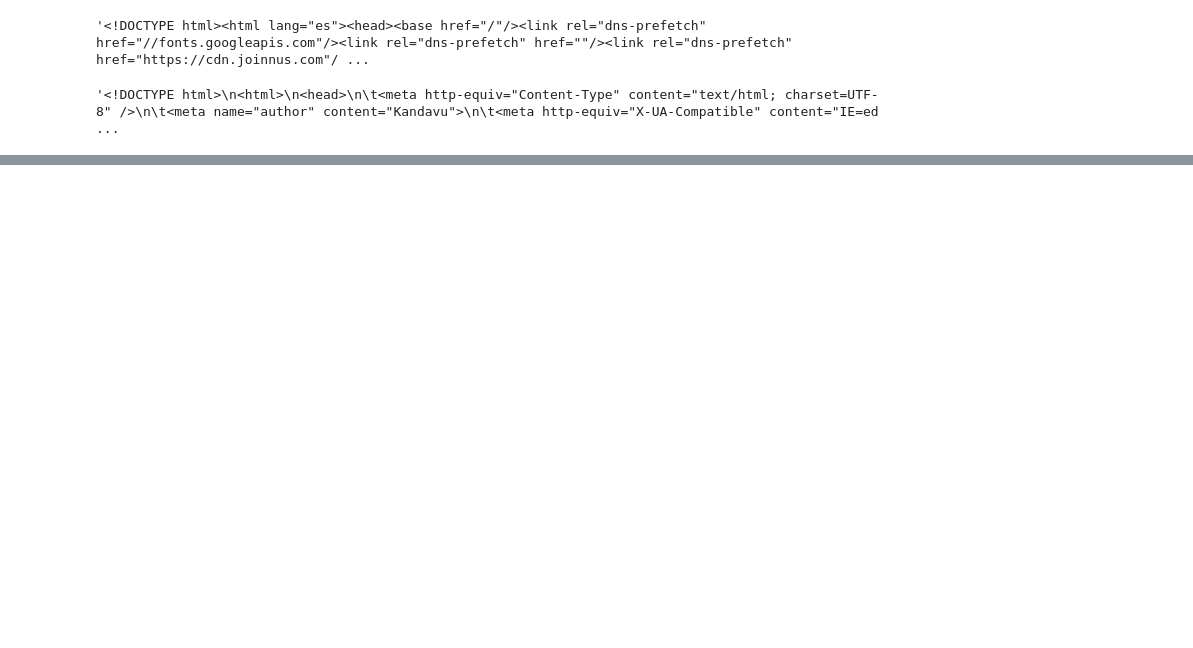
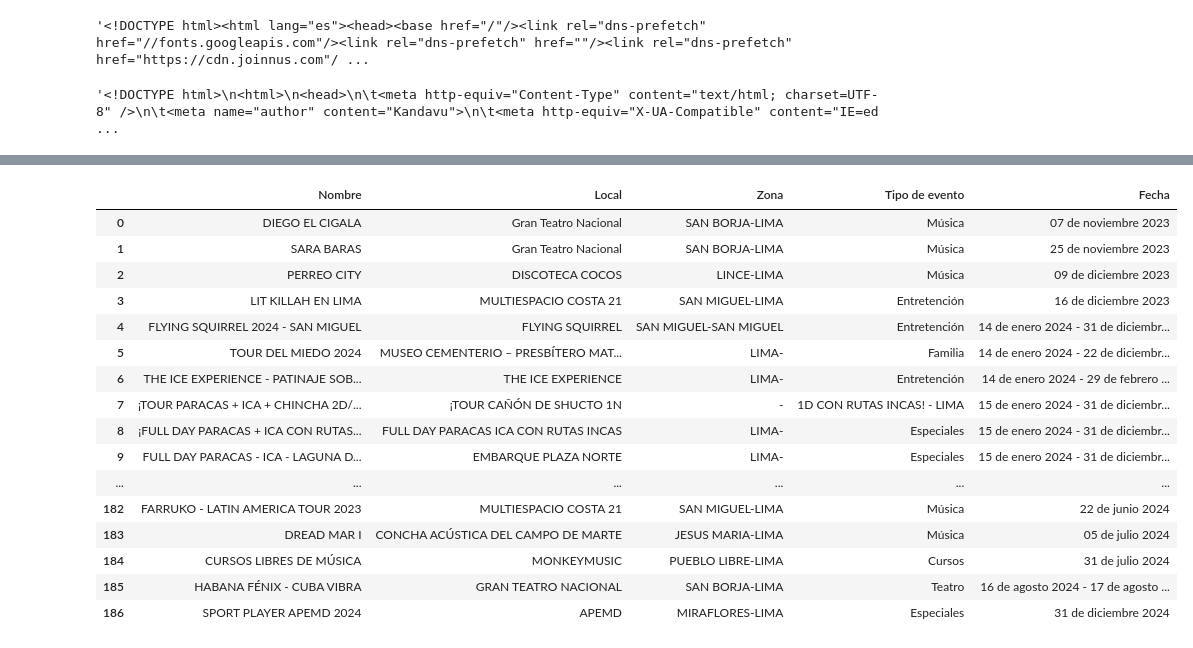
Before and after one commit to PanAcevichado/Web-Scraping-de-diversos-eventos-en-el-Per-, a Jupyter notebook: Scraping.ipynb, the cells around one changed output, grey strips where cells are left out. Saved outputs shown, nothing was run; the diff lists cells and outputs as text; code cells hidden in the pictures; blank space fills up the shorter version.

```diff
--- a/Scraping.ipynb
+++ b/Scraping.ipynb
@@ -29,7 +38,6 @@ response = requests.get(url)
 content = response.text
 # %%
 # Teleticket
-
 
 url = "https://teleticket.com.pe/todos"
 response = requests.get(url)
@@ -44,5 +52,76 @@ names = soup.find_all('h3')
 
 nombres = [h3.text.strip() for h3 in names]
 
-print(nombres)
+nombres.pop() # Eliminamos el último vlaor ya que no es un nombre sino se refiere a las 'cookies de la página
+
+# Extraemos el lugar y el tipo del evento
+
+site_class = soup.find_all('p', class_ = 'descripcion')
+
+sitio_clasevento = [p.text.strip() for p in site_class]
+
+# Separamos la lista en dos para una mejor visualización
+
+Locacion = []
+Tipo_de_evento = []
+
+for elemento in sitio_clasevento:
+    # Dividir el elemento usando "/" como separador
+    partes = elemento.split('/')
+
+    # Eliminar espacios en blanco alrededor de cada parte
+    partes = [parte.strip() for parte in partes]
+
+    # Almacenar las partes en las listas correspondientes
+    Locacion.append(partes[0])
+    Tipo_de_evento.append(partes[1])
+
+# Extraemos las fechas
+
+dates = soup.find_all('p', class_ = 'fecha')
+
+fechas = [p.text.strip() for p in dates]
+
+# De la lista Locacion extraemos el local, distrito, provincia
+
+parte1 = []
+parte2 = []
+parte3 = []
+
+for elemento in Locacion:
+    # Dividir el elemento usando "-" como separador
+    partes = elemento.split('-')
+
+    # Eliminar espacios en blanco alrededor de cada parte
+    partes = [parte.strip() for parte in partes]
+
+    # Almacenar las partes en las listas correspondientes
+    parte1.append(partes[0] if len(partes) > 0 else "")
+    parte2.append(partes[1] if len(partes) > 1 else "")
+    parte3.append(partes[2] if len(partes) > 2 else "")
+
+lista_combinada = [f'{x}-{y}' for x, y in zip(parte2, parte3)]
+
+
+data = { 'Nombre':nombres, 'Local':parte1, 'Zona':lista_combinada, 'Tipo de evento':Tipo_de_evento, 'Fecha': fechas}
+df = pd.DataFrame(data)
+
+# Función para centrar el texto en el cuerpo y el encabezado
+def centrar_texto(val):
+    return 'text-align: center'
+
+# Aplicar la función al cuerpo del DataFrame
+df_estilizado = df.style.applymap(centrar_texto)
+
+# Función para centrar el encabezado
+def centrar_encabezado(s):
+    return 'text-align: center'
+
+# Aplicar la función al encabezado del DataFrame
+estilos = [dict(selector="th", props=[('text-align', 'center')])]
+
+# Combinar estilos del cuerpo y del encabezado
+df = df_estilizado.set_table_styles(estilos)
+
+df
 # %% [output]
@@ -49,0 +128,17 @@ print(nombres)
+|  | Nombre | Local | Zona | Tipo de evento | Fecha |
+| 0 | DIEGO EL CIGALA | Gran Teatro Nacional | SAN BORJA-LIMA | Música | 07 de noviembre 2023 |
+| 1 | SARA BARAS | Gran Teatro Nacional | SAN BORJA-LIMA | Música | 25 de noviembre 2023 |
+| 2 | PERREO CITY | DISCOTECA COCOS | LINCE-LIMA | Música | 09 de diciembre 2023 |
+| 3 | LIT KILLAH EN LIMA | MULTIESPACIO COSTA 21 | SAN MIGUEL-LIMA | Entretención | 16 de diciembre 2023 |
+| 4 | FLYING SQUIRREL 2024 - SAN MIGUEL | FLYING SQUIRREL | SAN MIGUEL-SAN MIGUEL | Entretención | 14 de enero 2024 - 31 de diciembr... |
+| 5 | TOUR DEL MIEDO 2024 | MUSEO CEMENTERIO – PRESBÍTERO MAT... | LIMA- | Familia | 14 de enero 2024 - 22 de diciembr... |
+| 6 | THE ICE EXPERIENCE - PATINAJE SOB... | THE ICE EXPERIENCE | LIMA- | Entretención | 14 de enero 2024 - 29 de febrero ... |
+| 7 | ¡TOUR PARACAS + ICA + CHINCHA 2D/... | ¡TOUR CAÑÓN DE SHUCTO 1N | - | 1D CON RUTAS INCAS! - LIMA | 15 de enero 2024 - 31 de diciembr... |
+| 8 | ¡FULL DAY PARACAS + ICA CON RUTAS... | FULL DAY PARACAS ICA CON RUTAS INCAS | LIMA- | Especiales | 15 de enero 2024 - 31 de diciembr... |
+| 9 | FULL DAY PARACAS - ICA - LAGUNA D... | EMBARQUE PLAZA NORTE | LIMA- | Especiales | 15 de enero 2024 - 31 de diciembr... |
+| ... | ... | ... | ... | ... | ... |
+| 182 | FARRUKO - LATIN AMERICA TOUR 2023 | MULTIESPACIO COSTA 21 | SAN MIGUEL-LIMA | Música | 22 de junio 2024 |
+| 183 | DREAD MAR I | CONCHA ACÚSTICA DEL CAMPO DE MARTE | JESUS MARIA-LIMA | Música | 05 de julio 2024 |
+| 184 | CURSOS LIBRES DE MÚSICA | MONKEYMUSIC | PUEBLO LIBRE-LIMA | Cursos | 31 de julio 2024 |
+| 185 | HABANA FÉNIX - CUBA VIBRA | GRAN TEATRO NACIONAL | SAN BORJA-LIMA | Teatro | 16 de agosto 2024 - 17 de agosto ... |
+| 186 | SPORT PLAYER APEMD 2024 | APEMD | MIRAFLORES-LIMA | Especiales | 31 de diciembre 2024 |
```
Also changed, not shown: parts of 2 cells of this notebook.
